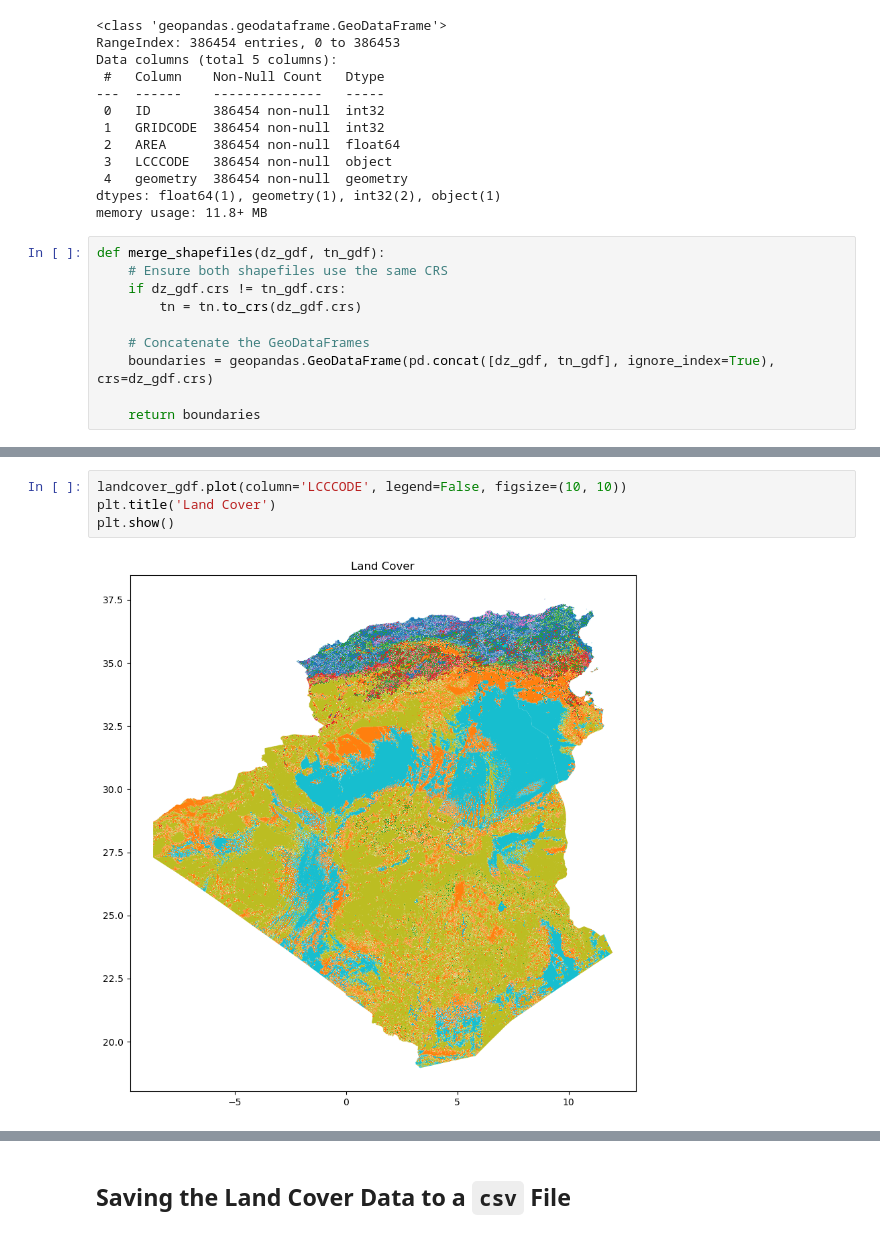
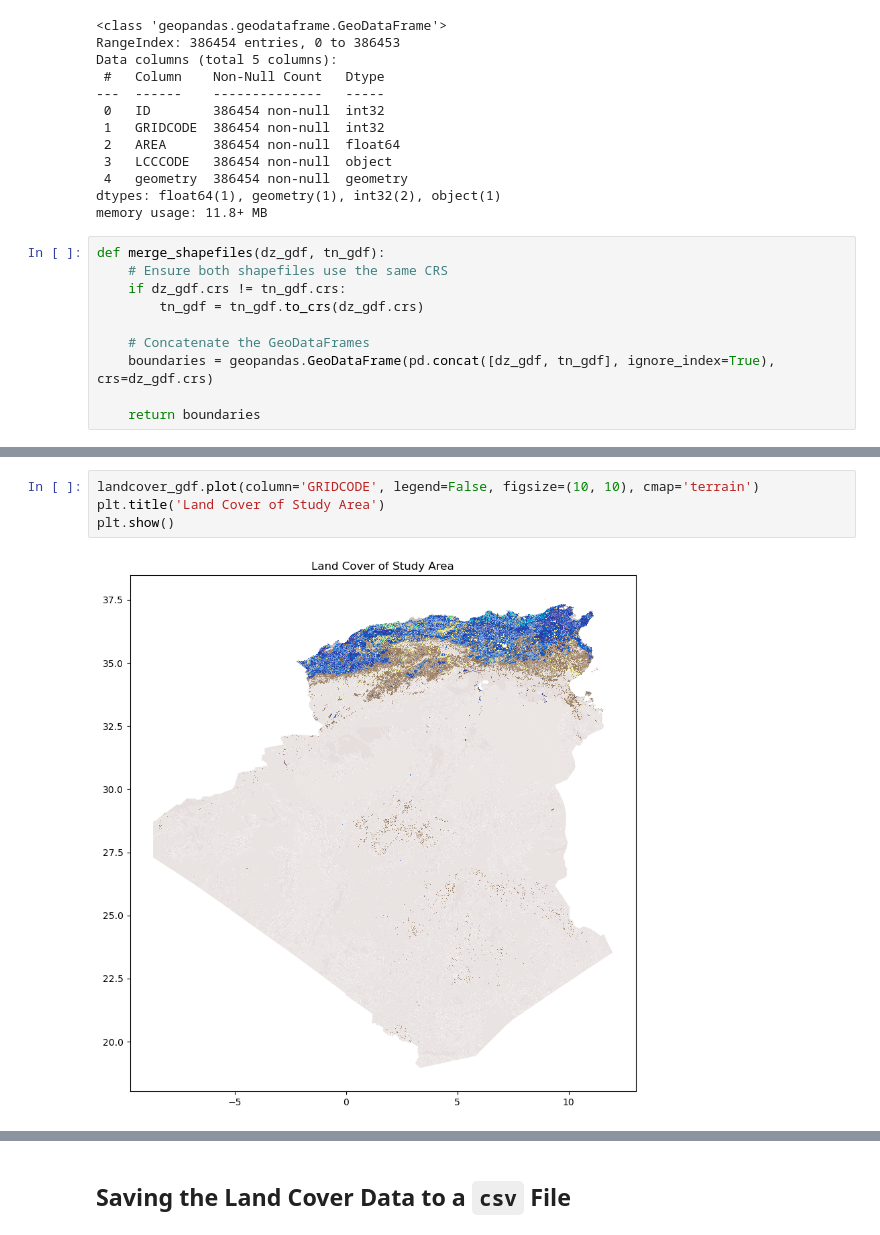
Before and after one commit to b-fatma/S2I-DM, a Jupyter notebook: src/0_data_collection/landcover.ipynb, the cells around one changed output, grey strips where cells are left out. Saved outputs shown, nothing was run; the diff lists cells and outputs as text.

```diff
--- a/src/0_data_collection/landcover.ipynb
+++ b/src/0_data_collection/landcover.ipynb
@@ -135,7 +139,7 @@ memory usage: 11.8+ MB
 def merge_shapefiles(dz_gdf, tn_gdf):
     # Ensure both shapefiles use the same CRS
     if dz_gdf.crs != tn_gdf.crs:
-        tn = tn.to_crs(dz_gdf.crs)
+        tn_gdf = tn_gdf.to_crs(dz_gdf.crs)
 
     # Concatenate the GeoDataFrames
     boundaries = geopandas.GeoDataFrame(pd.concat([dz_gdf, tn_gdf], ignore_index=True), crs=dz_gdf.crs)
@@ -160,6 +153,6 @@ memory usage: 13.4+ MB
 # %%
-landcover_gdf.plot(column='LCCCODE', legend=False, figsize=(10, 10))
-plt.title('Land Cover')
+landcover_gdf.plot(column='GRIDCODE', legend=False, figsize=(10, 10), cmap='terrain')
+plt.title('Land Cover of Study Area')
 plt.show()
 # %% [output]
-[figure, old version]
+[figure, new version]
```
Also changed, not shown: parts of 5 cells of this notebook, 42 other files.
